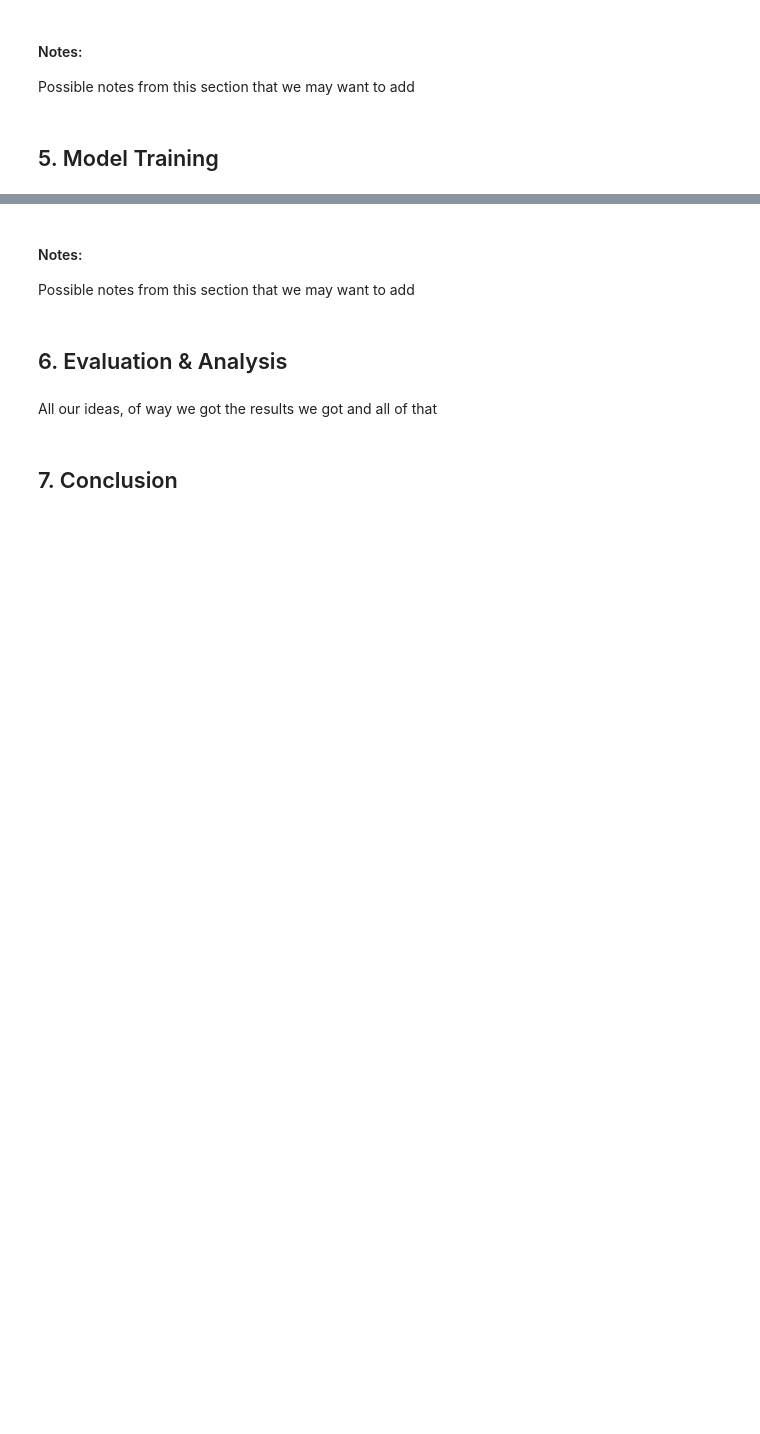
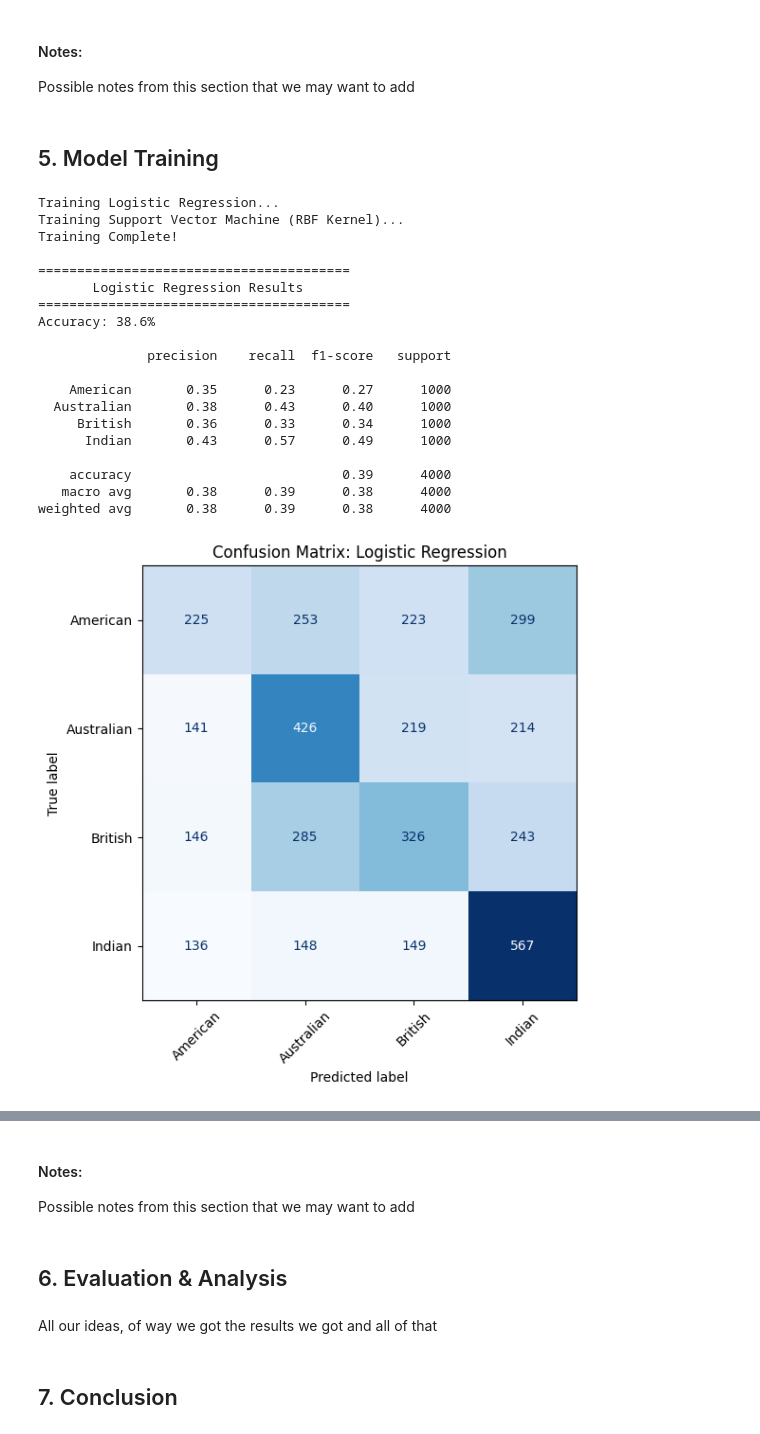
Before and after one commit to VictorHermosillo07/english-accent-classification, a Jupyter notebook: Final_Project_Accent_detection.ipynb, the cells around one changed output, grey strips where cells are left out. Saved outputs shown, nothing was run; the diff lists cells and outputs as text; code cells hidden in the pictures; blank space fills up the shorter version.

```diff
--- a/Final_Project_Accent_detection.ipynb
+++ b/Final_Project_Accent_detection.ipynb
@@ -298,0 +303,69 @@ Possible notes from this section that we may want to add
+# %%
+# 1. Split the data (80% for training, 20% for testing)
+# 'stratify=y' ensures each accent is equally represented in both sets
+X_train, X_test, y_train, y_test = train_test_split(
+    X_features, y, test_size=0.2, random_state=42, stratify=y
+)
+
+# 2. Scale the Data
+# Critical for SVMs: makes sure frequency (large numbers) doesn't overpower energy (small numbers)
+scaler = StandardScaler()
+X_train_scaled = scaler.fit_transform(X_train)
+X_test_scaled = scaler.transform(X_test)
+
+# 3. Train Models
+print("Training Logistic Regression...")
+log_model = LogisticRegression(max_iter=1000, random_state=42)
+log_model.fit(X_train_scaled, y_train)
+
+print("Training Support Vector Machine (RBF Kernel)...")
+svm_model = SVC(kernel='rbf', random_state=42)
+svm_model.fit(X_train_scaled, y_train)
+
+print("Training Complete!\n")
+
+# 4. Evaluation Helper Function
+def evaluate_and_plot(model, name, X_test_data, y_true):
+    predictions = model.predict(X_test_data)
+    acc = accuracy_score(y_true, predictions)
+
+    print(f"========================================")
+    print(f"       {name} Results")
+    print(f"========================================")
+    print(f"Accuracy: {acc * 100:.1f}%\n")
+    print(classification_report(y_true, predictions))
+
+    # Plot Confusion Matrix
+    fig, ax = plt.subplots(figsize=(6, 6))
+    ConfusionMatrixDisplay.from_predictions(
+        y_true, predictions, cmap="Blues", ax=ax, colorbar=False
+    )
+    plt.title(f"Confusion Matrix: {name}")
+    plt.xticks(rotation=45)
+    plt.tight_layout()
+    plt.show()
+
+# 5. Run Evaluations
+evaluate_and_plot(log_model, "Logistic Regression", X_test_scaled, y_test)
+evaluate_and_plot(svm_model, "Support Vector Machine", X_test_scaled, y_test)
+# %% [output]
+Training Logistic Regression...
+Training Support Vector Machine (RBF Kernel)...
+Training Complete!
+
+========================================
+       Logistic Regression Results
+========================================
+Accuracy: 38.6%
+
+              precision    recall  f1-score   support
+
+    American       0.35      0.23      0.27      1000
+  Australian       0.38      0.43      0.40      1000
+     British       0.36      0.33      0.34      1000
+      Indian       0.43      0.57      0.49      1000
+
+    accuracy                           0.39      4000
+   macro avg       0.38      0.39      0.38      4000
+weighted avg       0.38      0.39      0.38      4000
+[figure, added]
```
Also changed, not shown: parts of 9 cells of this notebook.
